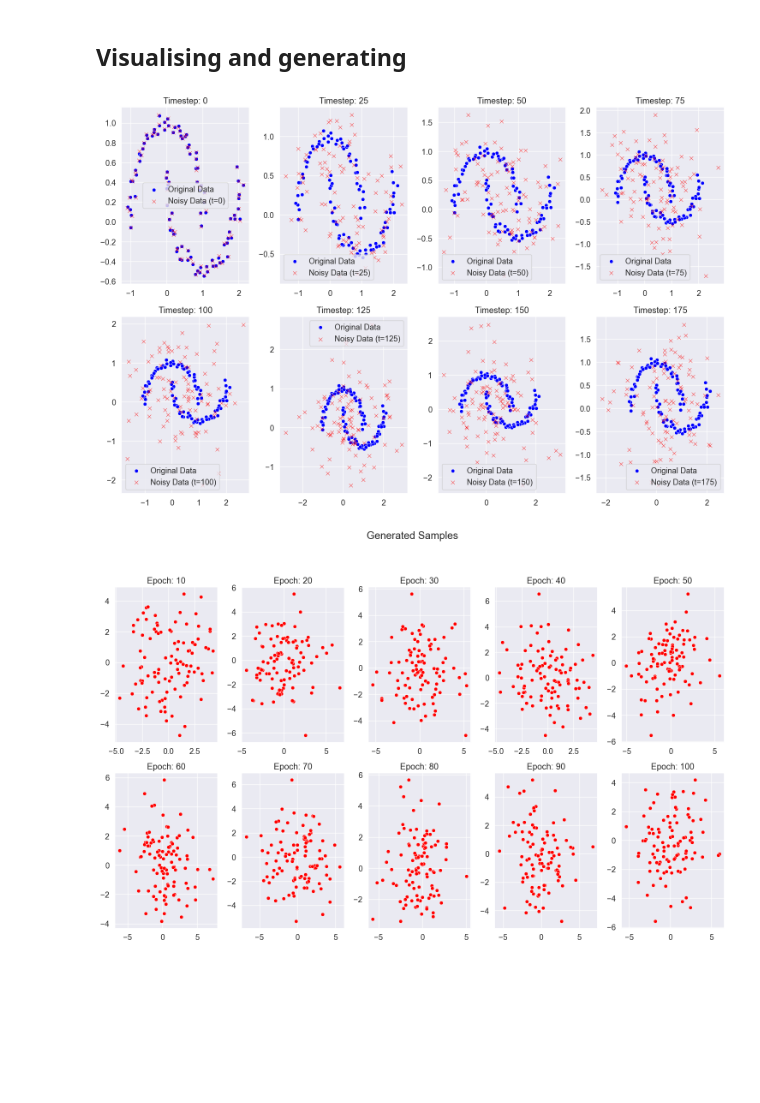
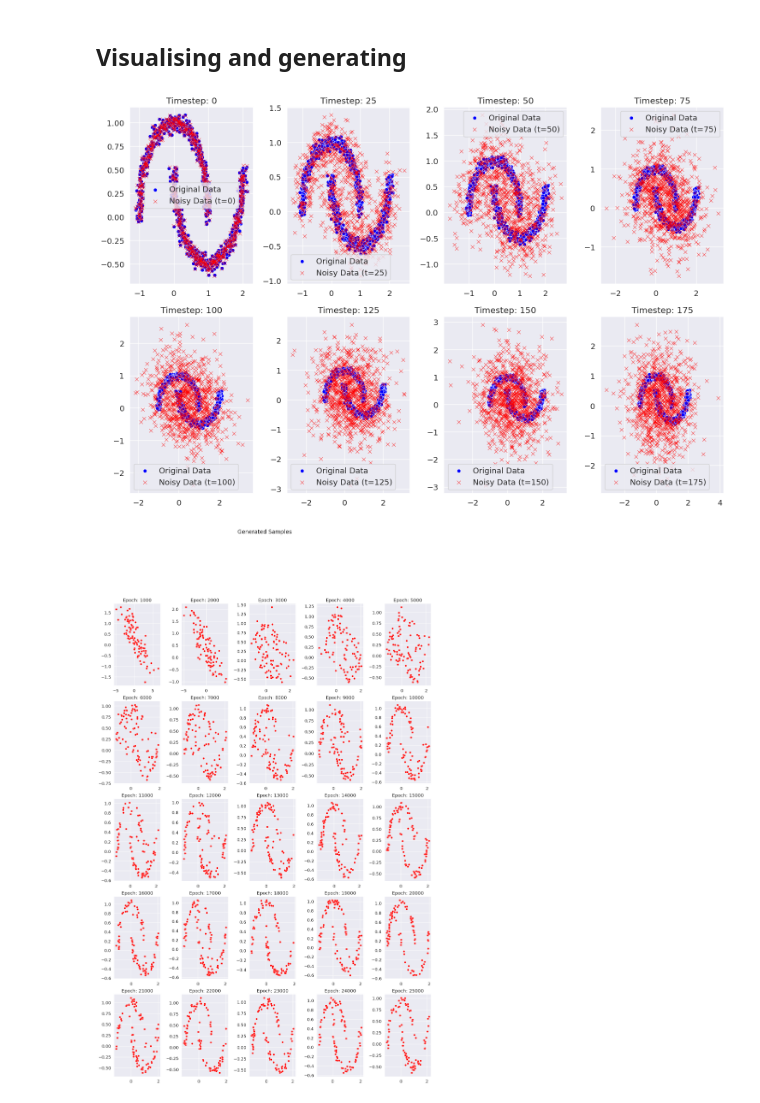
Before and after one commit to PritRaj1/IIB-Project-LatentEBM-Variance-Study, a Jupyter notebook: Notebooks/DenoisingDiffusionModel.ipynb, the cells around one changed output. Cells and saved outputs as stored; diff of their text form; code cells hidden in the pictures; blank space fills up the shorter version.

```diff
--- a/Notebooks/DenoisingDiffusionModel.ipynb
+++ b/Notebooks/DenoisingDiffusionModel.ipynb
@@ -140,11 +118,10 @@ class NeuralNet(nn.Module):
 
     def forward(self, X, t):
         # Apply embedding to 't'
-        t_embedded = self.embedding(t)
-        X = X.unsqueeze(0)  # Convert X from shape [1] to [1, 1]
+        t_embedded = self.embedding(t.flatten())
         X_embedded = torch.cat([X, t_embedded], dim=1)  # Concatenate along dimension 1
 
-        return self.layers(X_embedded).t()
+        return self.layers(X_embedded)
 # %% [markdown]
 ## Visualising and generating
 # %%
@@ -153,7 +130,7 @@ class NeuralNet(nn.Module):
 device = 'cuda' if torch.cuda.is_available() else 'cpu'
 
 # Load the moons dataset
-X, _ = make_moons(n_samples=100, noise=0.05, random_state=42)
+X, _ = make_moons(n_samples=1000, noise=0.05, random_state=42)
 X = torch.tensor(X, device=device)
 
 # Create an instance of the diffusion model -- use defualt settings in this case
@@ -191,17 +168,17 @@ for t in range(num_timesteps):
 plt.tight_layout()
 plt.show()
 # %% [output]
-[figure, old version]
+[figure, new version]
 # %%
 ## Training and sampling
 
-NUM_EPOCHS=100
-LR=0.00001
+NUM_EPOCHS=25000
+LR=0.001
 TIMESTEPS=100
 
 # Create an instance of the diffusion model -- use set parameters in this case
 D = Diffuser(num_timesteps=TIMESTEPS, device=device)
-net = NeuralNet(input_dim=2, output_dim=1, num_timesteps = D.T).to(device)
+net = NeuralNet(input_dim=2, output_dim=2, num_timesteps = D.T).to(device)
 optimiser = torch.optim.Adam(net.parameters(), lr=LR, amsgrad=True)
 loss_function = nn.MSELoss()
 
@@ -209,41 +186,41 @@ loss_function = nn.MSELoss()
 X.to(device)
 
 # Calculate the number of rows and columns for subplots
-sample_every = 10 # Plot every 10th timestep
+sample_every = 1000 # Plot every 10th timestep
 num_timesteps = D.T
 num_plots = (NUM_EPOCHS // sample_every) - 1
 num_cols = min(5, num_plots)  # Maximum of 2 columns
 num_rows = (num_plots - 1) // num_cols + 1
 
 # Create a figure with subplots
 fig, axs = plt.subplots(num_rows, num_cols, figsize=(15, 5 * num_rows))
 fig.suptitle("Generated Samples")
 
-for epoch in range(1, NUM_EPOCHS+1):
+for epoch in tqdm(range(1, NUM_EPOCHS+1)):
         avg_loss= D.training_step(model=net,
-                                  X=X,
+                                  X_0=X,
                                   optimiser=optimiser,
                                   loss_fn=loss_function,
                                   current_epoch=epoch)
 
         if (epoch % sample_every == 0 or epoch == NUM_EPOCHS) and (epoch > 0):
                 with torch.no_grad():
                         # Sample from p(x_t) -> reverse diffuse
 
-                        x0 = D.reverse_diffusion(model=net)
+                        X_0 = D.reverse_diffusion(model=net)
 
                         plot_num = (epoch // sample_every) - 1
                         row = plot_num // num_cols
                         col = (plot_num % num_cols)
 
                         # Plot x0 on the specified subplot
-                        sns.scatterplot(x=x0[:, 0].cpu().numpy(), y=x0[:, 1].cpu().numpy(),
+                        sns.scatterplot(x=X_0[:, 0].cpu().numpy(), y=X_0[:, 1].cpu().numpy(),
                         color='red', marker='o', ax=axs[row, col])
 
                         axs[row, col].set_title(f'Epoch: {epoch}')
 
 plt.tight_layout()
 plt.subplots_adjust(top=0.85)
 plt.show()
 # %% [output]
-[figure, old version]
+[figure, new version]
```
Also changed, not shown: parts of 2 cells of this notebook.
